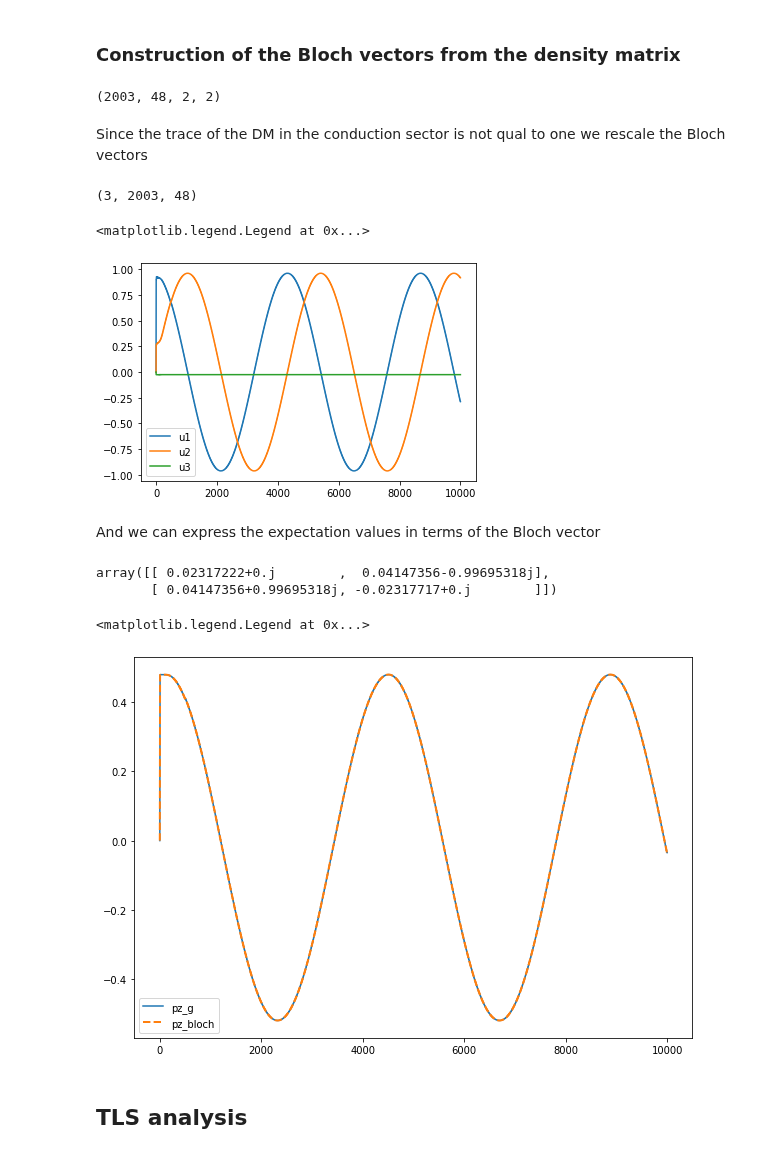
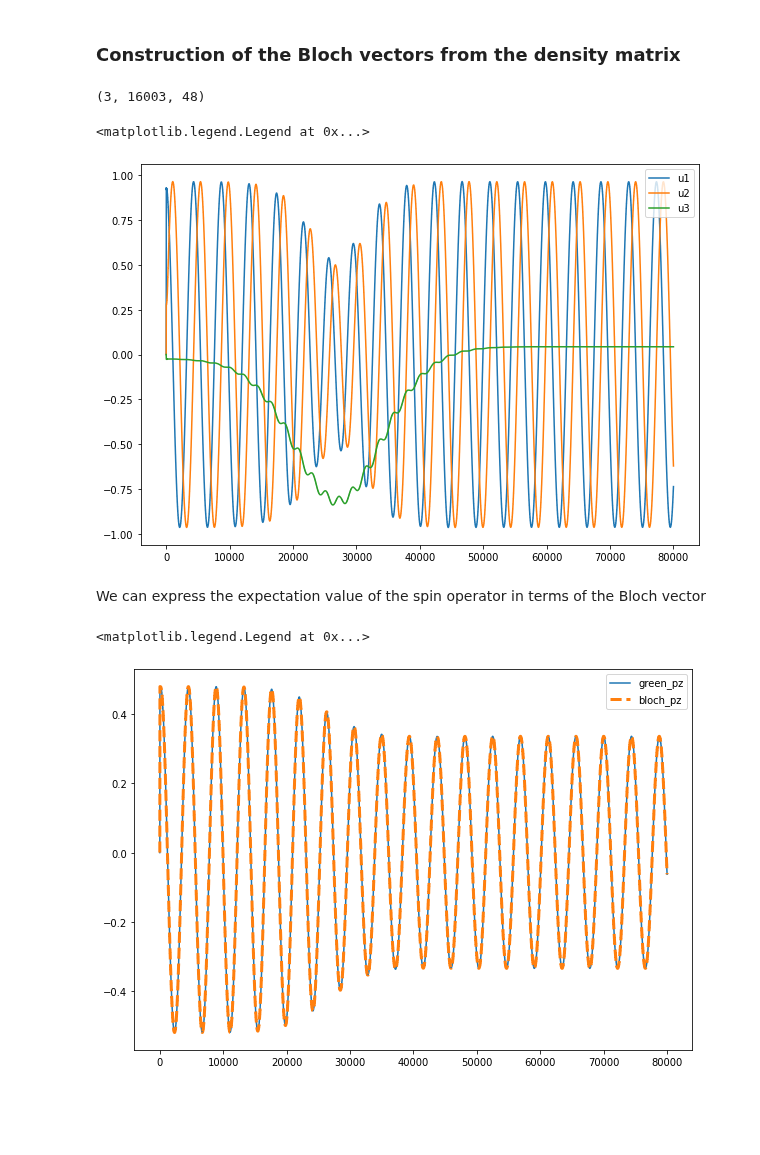
Before and after one commit to marcodalessandro76/Echo_mechanisms_decay_time_optical_orientation, a Jupyter notebook: SPIN_ECHO/RT_Calculations.ipynb, the cells around one changed output. Saved outputs shown, nothing was run; the diff lists cells and outputs as text; code cells hidden in the pictures; blank space fills up the shorter version.

```diff
--- a/SPIN_ECHO/RT_Calculations.ipynb
+++ b/SPIN_ECHO/RT_Calculations.ipynb
@@ -600 +651,3 @@ dg = U.get_variable_from_db(Gfile,'dG_lesser')
+# %%
+dm = green.getDensityMatrix(first_band=2)
 # %%
@@ -604,3 +660,4 @@ dg.shape
 # %%
-ntimes = len(dg)
-nk = len(dg[0])
+ntimes = len(dm)
+nk = len(dm[0])
+ntimes
@@ -607,5 +666,5 @@ nk = len(dg[0])
 # %%
-tmax = 1e4
+tmax = 8e4
 tstep = tmax/(ntimes-1)
 time = np.array([tstep*ind for ind in range(ntimes)])
 time.shape
@@ -680,6 +738,2 @@ plt.legend()
 # %% [markdown]
 ### Construction of the Bloch vectors from the density matrix
-# %%
-DM.shape
-# %% [output]
-(2003, 48, 2, 2)
@@ -690,32 +740,19 @@ u3 = (DM[:,:,0,0]-DM[:,:,1,1]).real #just to avoid warnings
-# %% [markdown]
-Since the trace of the DM in the conduction sector is not qual to one we rescale the Bloch vectors
-# %%
-Bloch = np.array([u1,u2,u3])
-for t in range(ntimes):
-    for k in range(nk):
-        tt = traces[t,k].real
-        if tt == 0:
-            Bloch[:,t,k] = 0.
-        else:
-            Bloch[:,t,k] = Bloch[:,t,k]/tt
-Bloch.shape
-# %% [output]
-(3, 2003, 48)
+# %%
+bloch = green.buildBlochVectors(first_band=2)
+bloch.shape
+# %% [output]
+(3, 16003, 48)
 # %%
 k = 0
-plt.plot(time,Bloch[0,:,k],label='u1')
-plt.plot(time,Bloch[1,:,k],label='u2')
-plt.plot(time,Bloch[2,:,k],label='u3')
+plt.figure(figsize=(10,7))
+plt.plot(time,bloch[0,:,k],label='u1')
+plt.plot(time,bloch[1,:,k],label='u2')
+plt.plot(time,bloch[2,:,k],label='u3')
 #plt.xlim(0,2000)
 plt.legend()
 # %% [output]
 <matplotlib.legend.Legend at 0x...>
-[figure, old version]
+[figure, new version]
 # %% [markdown]
-And we can express the expectation values in terms of the Bloch vector
+We can express the expectation value of the spin operator in terms of the Bloch vector
-# %%
-Sz[9]
-# %% [output]
-array([[ 0.02317222+0.j        ,  0.04147356-0.99695318j],
-       [ 0.04147356+0.99695318j, -0.02317717+0.j        ]])
 # %%
@@ -734,10 +769,8 @@ for t in range(ntimes):
 # %%
 plt.figure(figsize=(10,7))
-plt.plot(time,pz.real,label='pz_g')
-plt.plot(time,pz_bloch,label='pz_bloch',linestyle='--',linewidth=2)
+plt.plot(time,pz_avg,label='green_pz')
+plt.plot(time,pz_avg_bloch,label='bloch_pz',linestyle='--',linewidth=3)
 plt.legend()
 # %% [output]
 <matplotlib.legend.Legend at 0x...>
-[figure, old version]
+[figure, new version]
-# %% [markdown]
-## TLS analysis
```
Also changed, not shown: parts of 83 cells of this notebook, 1 other file.
